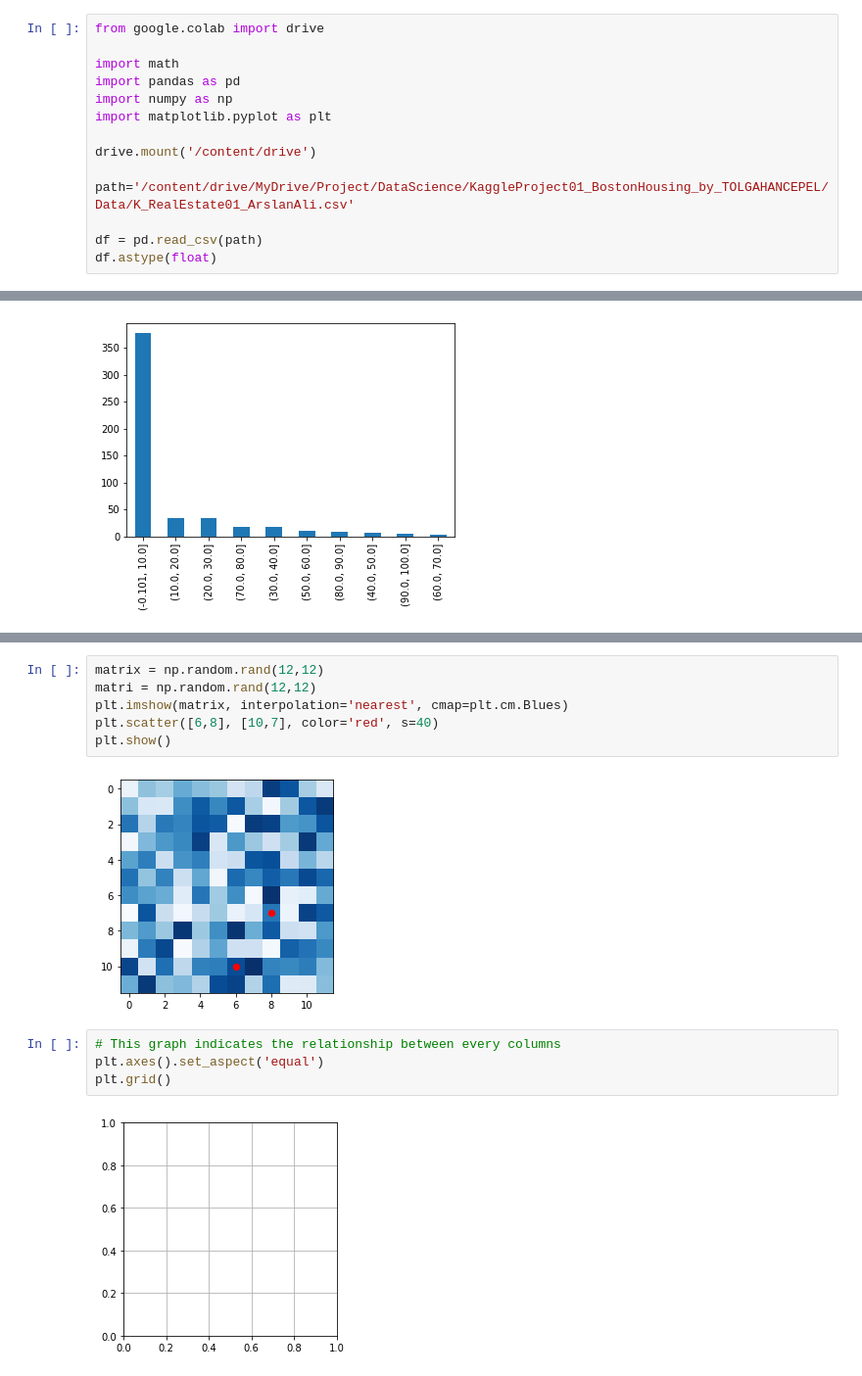
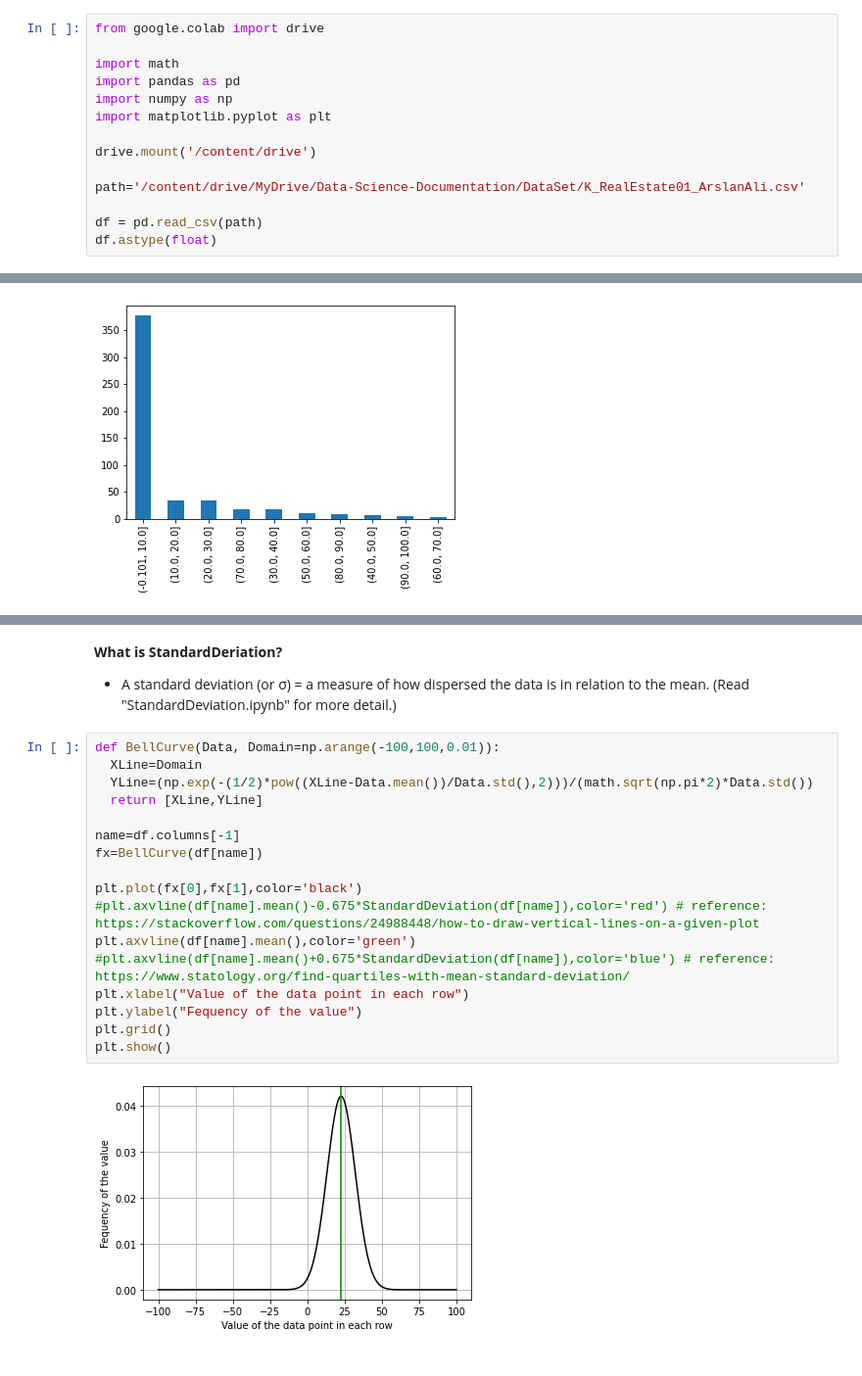
Before and after one commit to NihilisticMotif/Data-Science-Documentation, a Jupyter notebook: Data-Science-Documentation/Project/ReverseEngineer_DataScience_Project/KaggleProject01_BostonHousing_by_TOLGAHANCEPEL.ipynb, the cells around one changed output, grey strips where cells are left out. Shown: that part at 98% size. Saved outputs shown, nothing was run; the diff lists cells and outputs as text.

```diff
--- a/Data-Science-Documentation/Project/ReverseEngineer_DataScience_Project/KaggleProject01_BostonHousing_by_TOLGAHANCEPEL.ipynb
+++ b/Data-Science-Documentation/Project/ReverseEngineer_DataScience_Project/KaggleProject01_BostonHousing_by_TOLGAHANCEPEL.ipynb
@@ -70,7 +80,7 @@ import matplotlib.pyplot as plt
 
 drive.mount('/content/drive')
 
-path='/content/drive/MyDrive/Project/DataScience/KaggleProject01_BostonHousing_by_TOLGAHANCEPEL/Data/K_RealEstate01_ArslanAli.csv'
+path='/content/drive/MyDrive/Data-Science-Documentation/DataSet/K_RealEstate01_ArslanAli.csv'
 
 df = pd.read_csv(path)
 df.astype(float)
@@ -158,14 +155,23 @@ plt.show()
-# %%
-matrix = np.random.rand(12,12)
-matri = np.random.rand(12,12)
-plt.imshow(matrix, interpolation='nearest', cmap=plt.cm.Blues)
-plt.scatter([6,8], [10,7], color='red', s=40)
-plt.show()
-# %% [output]
-[figure, removed]
-# %%
-# This graph indicates the relationship between every columns
-plt.axes().set_aspect('equal')
-plt.grid()
-# %% [output]
-[figure, removed]
+# %% [markdown]
+**What is StandardDeriation?**
+
+* A standard deviation (or σ) = a measure of how dispersed the data is in relation to the mean. (Read "StandardDeviation.ipynb" for more detail.)
+# %%
+def BellCurve(Data, Domain=np.arange(-100,100,0.01)):
+  XLine=Domain
+  YLine=(np.exp(-(1/2)*pow((XLine-Data.mean())/Data.std(),2)))/(math.sqrt(np.pi*2)*Data.std())
+  return [XLine,YLine]
+
+name=df.columns[-1]
+fx=BellCurve(df[name])
+
+plt.plot(fx[0],fx[1],color='black')
+#plt.axvline(df[name].mean()-0.675*StandardDeviation(df[name]),color='red') # reference: https://stackoverflow.com/questions/24988448/how-to-draw-vertical-lines-on-a-given-plot
+plt.axvline(df[name].mean(),color='green')
+#plt.axvline(df[name].mean()+0.675*StandardDeviation(df[name]),color='blue') # reference: https://www.statology.org/find-quartiles-with-mean-standard-deviation/
+plt.xlabel("Value of the data point in each row")
+plt.ylabel("Fequency of the value")
+plt.grid()
+plt.show()
+# %% [output]
+[figure, added]
```
Also changed, not shown: parts of 30 cells of this notebook.
